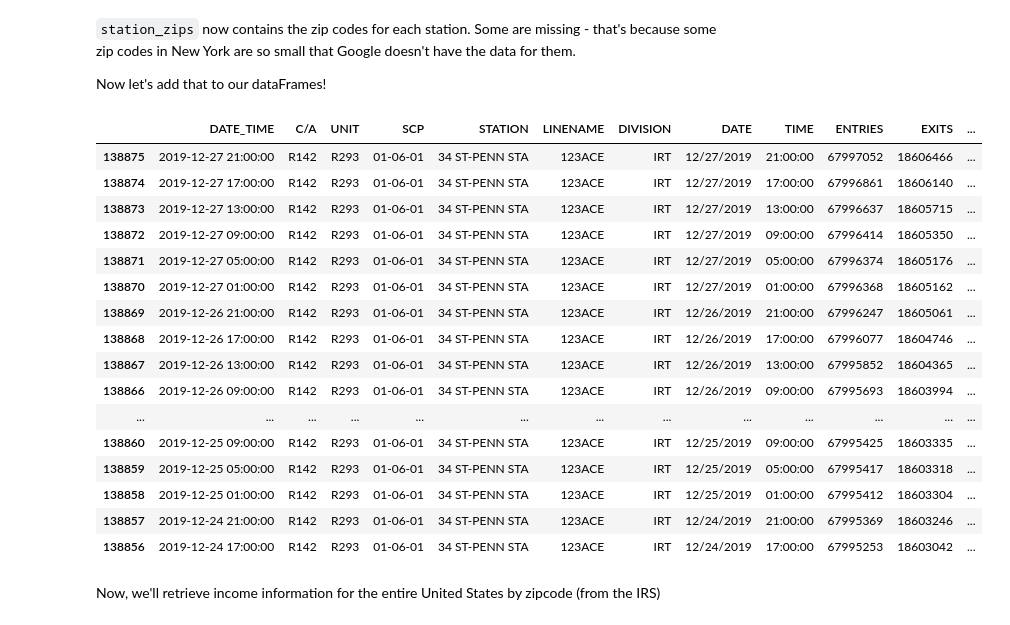
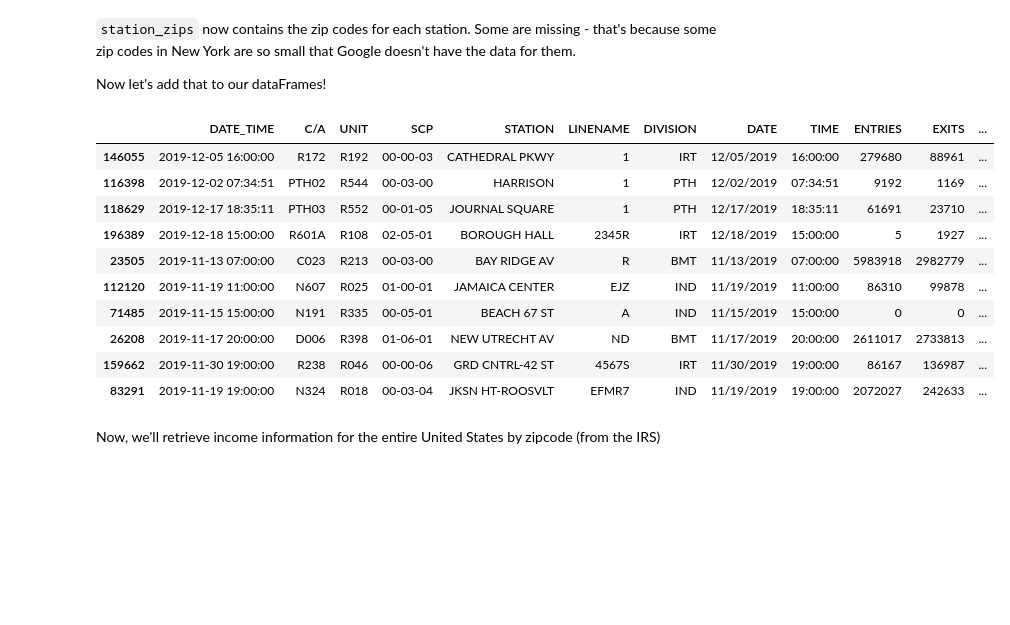
Before and after one commit to weizhao-BME/metis-project1, a Jupyter notebook: code/wtwy_data_merge.ipynb, the cells around one changed output. Saved outputs shown, nothing was run; the diff lists cells and outputs as text; code cells hidden in the pictures; blank space fills up the shorter version.

```diff
--- a/code/wtwy_data_merge.ipynb
+++ b/code/wtwy_data_merge.ipynb
@@ -236,28 +210,21 @@ new_dict
 
 Now let's add that to our dataFrames!
 # %%
-# df_turnstiles['ZIPCODE'] = mta_station_info['STATION'].str.upper().map(station_zips)
-df_turnstiles['ZIPCODE'] = df_turnstiles['STATION'].map(new_dict)
-mask = df_turnstiles.STATION == '34 ST-PENN STA'
-df_turnstiles[mask].head(20)
+mta_station_info['ZIPCODE'] = mta_station_info['STATION'].str.upper().map(station_zips)
+df_turnstiles['ZIPCODE'] = df_turnstiles['STATION'].map(station_zips)
+df_turnstiles.sample(10)
 # %% [output]
 |  | DATE_TIME | C/A | UNIT | SCP | STATION | LINENAME | DIVISION | DATE | TIME | ENTRIES | EXITS | ... |
-| 138875 | 2019-12-27 21:00:00 | R142 | R293 | 01-06-01 | 34 ST-PENN STA | 123ACE | IRT | 12/27/2019 | 21:00:00 | 67997052 | 18606466 | ... |
-| 138874 | 2019-12-27 17:00:00 | R142 | R293 | 01-06-01 | 34 ST-PENN STA | 123ACE | IRT | 12/27/2019 | 17:00:00 | 67996861 | 18606140 | ... |
-| 138873 | 2019-12-27 13:00:00 | R142 | R293 | 01-06-01 | 34 ST-PENN STA | 123ACE | IRT | 12/27/2019 | 13:00:00 | 67996637 | 18605715 | ... |
-| 138872 | 2019-12-27 09:00:00 | R142 | R293 | 01-06-01 | 34 ST-PENN STA | 123ACE | IRT | 12/27/2019 | 09:00:00 | 67996414 | 18605350 | ... |
-| 138871 | 2019-12-27 05:00:00 | R142 | R293 | 01-06-01 | 34 ST-PENN STA | 123ACE | IRT | 12/27/2019 | 05:00:00 | 67996374 | 18605176 | ... |
-| 138870 | 2019-12-27 01:00:00 | R142 | R293 | 01-06-01 | 34 ST-PENN STA | 123ACE | IRT | 12/27/2019 | 01:00:00 | 67996368 | 18605162 | ... |
-| 138869 | 2019-12-26 21:00:00 | R142 | R293 | 01-06-01 | 34 ST-PENN STA | 123ACE | IRT | 12/26/2019 | 21:00:00 | 67996247 | 18605061 | ... |
-| 138868 | 2019-12-26 17:00:00 | R142 | R293 | 01-06-01 | 34 ST-PENN STA | 123ACE | IRT | 12/26/2019 | 17:00:00 | 67996077 | 18604746 | ... |
-| 138867 | 2019-12-26 13:00:00 | R142 | R293 | 01-06-01 | 34 ST-PENN STA | 123ACE | IRT | 12/26/2019 | 13:00:00 | 67995852 | 18604365 | ... |
-| 138866 | 2019-12-26 09:00:00 | R142 | R293 | 01-06-01 | 34 ST-PENN STA | 123ACE | IRT | 12/26/2019 | 09:00:00 | 67995693 | 18603994 | ... |
-| ... | ... | ... | ... | ... | ... | ... | ... | ... | ... | ... | ... | ... |
-| 138860 | 2019-12-25 09:00:00 | R142 | R293 | 01-06-01 | 34 ST-PENN STA | 123ACE | IRT | 12/25/2019 | 09:00:00 | 67995425 | 18603335 | ... |
-| 138859 | 2019-12-25 05:00:00 | R142 | R293 | 01-06-01 | 34 ST-PENN STA | 123ACE | IRT | 12/25/2019 | 05:00:00 | 67995417 | 18603318 | ... |
-| 138858 | 2019-12-25 01:00:00 | R142 | R293 | 01-06-01 | 34 ST-PENN STA | 123ACE | IRT | 12/25/2019 | 01:00:00 | 67995412 | 18603304 | ... |
-| 138857 | 2019-12-24 21:00:00 | R142 | R293 | 01-06-01 | 34 ST-PENN STA | 123ACE | IRT | 12/24/2019 | 21:00:00 | 67995369 | 18603246 | ... |
-| 138856 | 2019-12-24 17:00:00 | R142 | R293 | 01-06-01 | 34 ST-PENN STA | 123ACE | IRT | 12/24/2019 | 17:00:00 | 67995253 | 18603042 | ... |
+| 146055 | 2019-12-05 16:00:00 | R172 | R192 | 00-00-03 | CATHEDRAL PKWY | 1 | IRT | 12/05/2019 | 16:00:00 | 279680 | 88961 | ... |
+| 116398 | 2019-12-02 07:34:51 | PTH02 | R544 | 00-03-00 | HARRISON | 1 | PTH | 12/02/2019 | 07:34:51 | 9192 | 1169 | ... |
+| 118629 | 2019-12-17 18:35:11 | PTH03 | R552 | 00-01-05 | JOURNAL SQUARE | 1 | PTH | 12/17/2019 | 18:35:11 | 61691 | 23710 | ... |
+| 196389 | 2019-12-18 15:00:00 | R601A | R108 | 02-05-01 | BOROUGH HALL | 2345R | IRT | 12/18/2019 | 15:00:00 | 5 | 1927 | ... |
+| 23505 | 2019-11-13 07:00:00 | C023 | R213 | 00-03-00 | BAY RIDGE AV | R | BMT | 11/13/2019 | 07:00:00 | 5983918 | 2982779 | ... |
+| 112120 | 2019-11-19 11:00:00 | N607 | R025 | 01-00-01 | JAMAICA CENTER | EJZ | IND | 11/19/2019 | 11:00:00 | 86310 | 99878 | ... |
+| 71485 | 2019-11-15 15:00:00 | N191 | R335 | 00-05-01 | BEACH 67 ST | A | IND | 11/15/2019 | 15:00:00 | 0 | 0 | ... |
+| 26208 | 2019-11-17 20:00:00 | D006 | R398 | 01-06-01 | NEW UTRECHT AV | ND | BMT | 11/17/2019 | 20:00:00 | 2611017 | 2733813 | ... |
+| 159662 | 2019-11-30 19:00:00 | R238 | R046 | 00-00-06 | GRD CNTRL-42 ST | 4567S | IRT | 11/30/2019 | 19:00:00 | 86167 | 136987 | ... |
+| 83291 | 2019-11-19 19:00:00 | N324 | R018 | 00-03-04 | JKSN HT-ROOSVLT | EFMR7 | IND | 11/19/2019 | 19:00:00 | 2072027 | 242633 | ... |
 # %% [markdown]
 Now, we'll retrieve income information for the entire United States by zipcode (from the IRS)
 # %%
```
Also changed, not shown: parts of 23 cells of this notebook, 10 other files.
